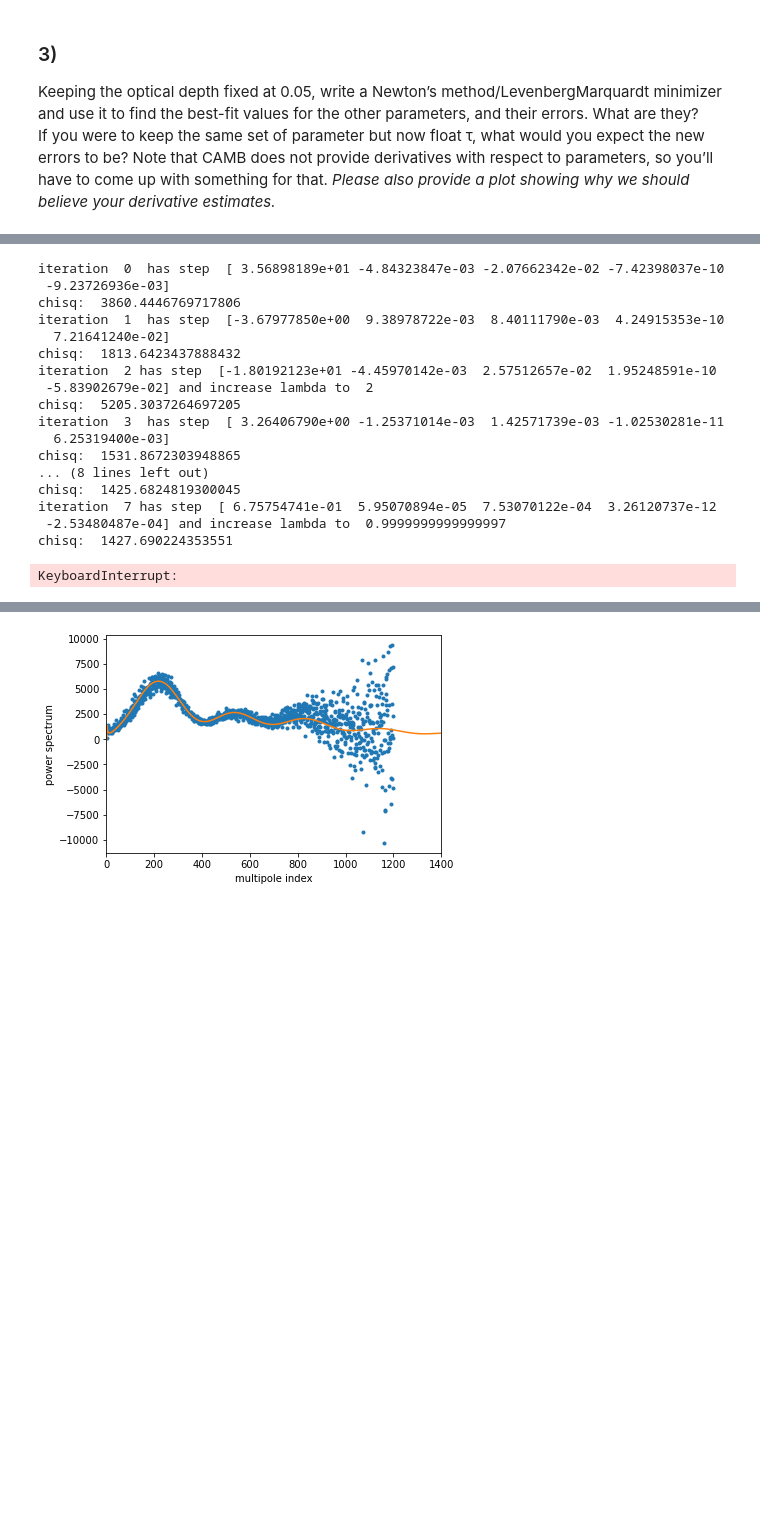
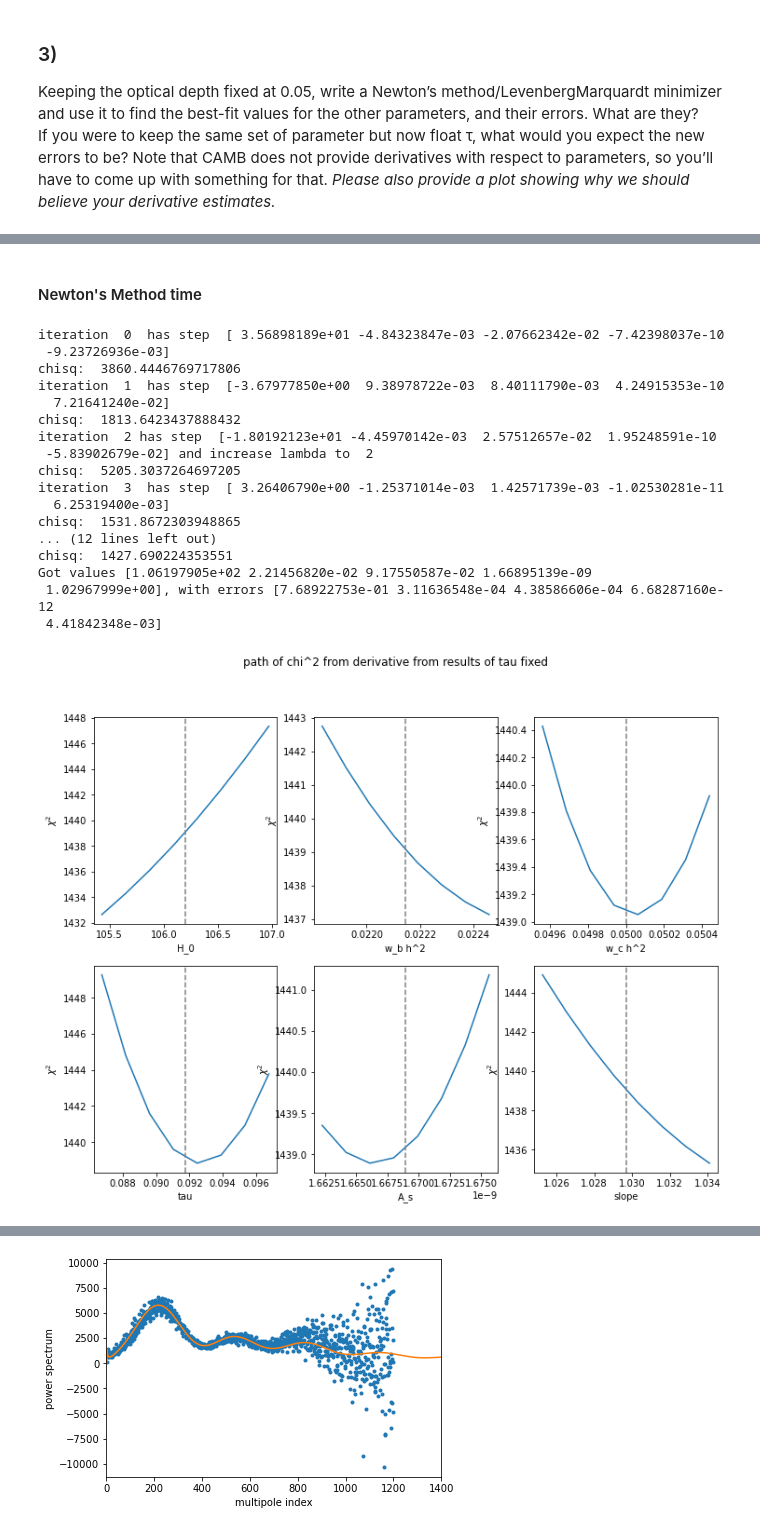
Before and after one commit to eklem1/Phys512_EK, a Jupyter notebook: PS3/PS3_A2_3.ipynb, the cells around one changed output, grey strips where cells are left out. Saved outputs shown, nothing was run; the diff lists cells and outputs as text; code cells hidden in the pictures; blank space fills up the shorter version.

```diff
--- a/PS3/PS3_A2_3.ipynb
+++ b/PS3/PS3_A2_3.ipynb
@@ -210,2 +228,4 @@ plt.show()
+# %% [markdown]
+#### Newton's Method time
 # %%
 #function and derivatives
@@ -278,7 +275,9 @@ def f_cmb(x, params, fitVals='all', fixVals=[]):
 sig=wmap[:,2]
 y=wmap[:,1]
 # N=np.eye(len(x))*sig**2
-Ninv=np.eye(len(x))/sig**2
+Ninv=np.eye(len(y))/sig**2
+
+#could add in check for how chi^2 is changing and end loop if it's not improving much
 
 # newton's method with Levenberg-Marquardt
 def NM_withLM(x, guesses, steps, fitVals='all', fixVals=[]):
@@ -289,8 +288,6 @@ def NM_withLM(x, guesses, steps, fitVals='all', fixVals=[]):
     pars_savedArr = []
     Lambda = 0
     prev_chi = np.inf
-
-#     tau = 0.05 #set
 
     for iter in range(steps):
         y_pred,derivs=f_cmb(x,pars_cur, fitVals=fitVals,fixVals=fixVals)
@@ -305,6 +302,13 @@ def NM_withLM(x, guesses, steps, fitVals='all', fixVals=[]):
 
         rhs=derivs.T@(Ninv@resid)
         lhs=derivs.T@Ninv@derivs
+
+        if fitVals=='tau':
+            cov = []
+        else:
+#             cov = np.dot(derivs.transpose(),Ninv)
+#             cov = np.dot(cov,derivs)
+            cov = np.linalg.inv(lhs)
 
         #rescale this on diagonal
         for i in range(len(lhs[0])):
@@ -325,8 +329,11 @@ def NM_withLM(x, guesses, steps, fitVals='all', fixVals=[]):
         if chi < prev_chi:
             pars_cur = pars_cur+step
             pars_savedArr.append(pars_cur) #save values for corvarience matrix
-            Lambda = Lambda / np.sqrt(2) #make lambda setp smaller
+            Lambda = Lambda / np.sqrt(2) #make lambda step smaller
             print('iteration ',iter,' has step ',step)
+
+            if np.abs(chi - prev_chi) < 0.5:
+                print("Small chi square change")
 
         #chiSq doesn't improves
         else:
@@ -349,10 +356,13 @@ pars_guess=np.asarray([65, 0.02, 0.1, 2e-9, 0.96])
 x=wmap[:,0]
 
 #fitting the 5 parameters without tau
-fit5results = NM_withLM(x, pars_guess, 20, fitVals='5', fixVals=[0.05])
+fit5results = NM_withLM(x, pars_guess, 8, fitVals='5', fixVals=[0.05])
 print("Got values {}, with errors {}".format(fit5results[0], fit5results[1]))
 
 pars_fitted=np.insert(fit5results[0], 2, 0.05)
+
+cov_5 = fit5results[3]
+#do the chi^2 slope graphs again here
 # %% [output]
 iteration  0  has step  [ 3.56898189e+01 -4.84323847e-03 -2.07662342e-02 -7.42398037e-10
  -9.23726936e-03]
@@ -366,10 +376,17 @@ chisq:  5205.3037264697205
 iteration  3  has step  [ 3.26406790e+00 -1.25371014e-03  1.42571739e-03 -1.02530281e-11
   6.25319400e-03]
 chisq:  1531.8672303948865
-... (8 lines left out)
-chisq:  1425.6824819300045
-iteration  7 has step  [ 6.75754741e-01  5.95070894e-05  7.53070122e-04  3.26120737e-12
- -2.53480487e-04] and increase lambda to  0.9999999999999997
+... (12 lines left out)
 chisq:  1427.690224353551
+Got values [1.06197905e+02 2.21456820e-02 9.17550587e-02 1.66895139e-09
+ 1.02967999e+00], with errors [7.68922753e-01 3.11636548e-04 4.38586606e-04 6.68287160e-12
+ 4.41842348e-03]
-KeyboardInterrupt:
+# %%
+pars_guess=np.asarray([1.06197905e+02, 2.21456820e-02, 9.17550587e-02, 0.05, 1.66895139e-09, 1.02967999e+00])
+step = [7.68922753e-01, 3.11636548e-04, 4.38586606e-04, 0.005,6.68287160e-12, 4.41842348e-03]
+
+title = "path of chi^2 from derivative from results of tau fixed"
+lookAtChi(pars_fitted, step, title)
+# %% [output]
+[figure, added]
 # %%
```
Also changed, not shown: parts of 27 cells of this notebook, 5 other files.
